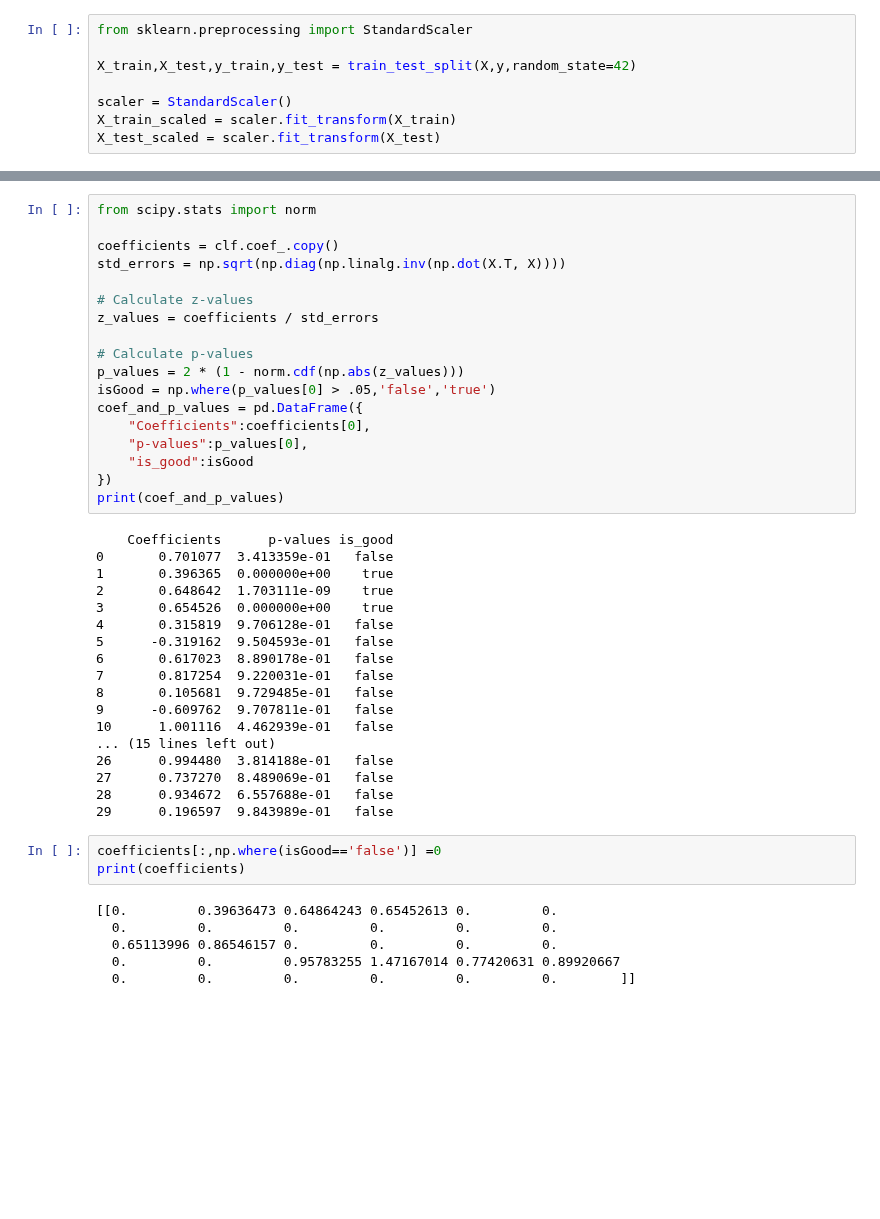
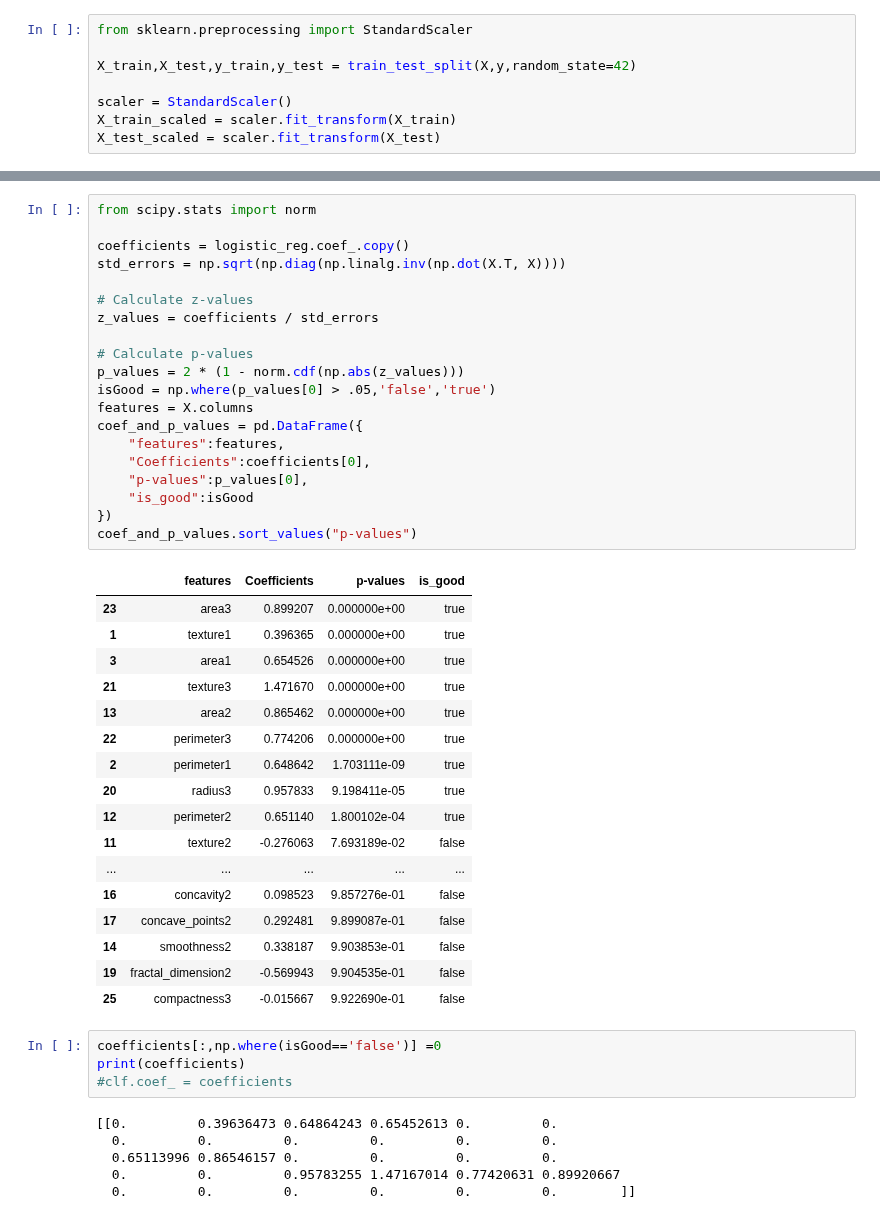
Before and after one commit to tohidnoori/Linear-and-logistic-regression-ml-python, a Jupyter notebook: linear-regression-breast-cancer.ipynb, the cells around one changed output, grey strips where cells are left out. Cells and saved outputs as stored; diff of their text form; blank space fills up the shorter version.

```diff
--- a/linear-regression-breast-cancer.ipynb
+++ b/linear-regression-breast-cancer.ipynb
@@ -93,42 +90,45 @@ analysed_data.head(100)
 # %%
 from scipy.stats import norm
 
-coefficients = clf.coef_.copy()
+coefficients = logistic_reg.coef_.copy()
 std_errors = np.sqrt(np.diag(np.linalg.inv(np.dot(X.T, X))))
 
 # Calculate z-values
 z_values = coefficients / std_errors
 
 # Calculate p-values
 p_values = 2 * (1 - norm.cdf(np.abs(z_values)))
 isGood = np.where(p_values[0] > .05,'false','true')
+features = X.columns
 coef_and_p_values = pd.DataFrame({
+    "features":features,
     "Coefficients":coefficients[0],
     "p-values":p_values[0],
     "is_good":isGood
 })
-print(coef_and_p_values)
+coef_and_p_values.sort_values("p-values")
 # %% [output]
-    Coefficients      p-values is_good
-0       0.701077  3.413359e-01   false
-1       0.396365  0.000000e+00    true
-2       0.648642  1.703111e-09    true
-3       0.654526  0.000000e+00    true
-4       0.315819  9.706128e-01   false
-5      -0.319162  9.504593e-01   false
-6       0.617023  8.890178e-01   false
-7       0.817254  9.220031e-01   false
-8       0.105681  9.729485e-01   false
-9      -0.609762  9.707811e-01   false
-10      1.001116  4.462939e-01   false
-... (15 lines left out)
-26      0.994480  3.814188e-01   false
-27      0.737270  8.489069e-01   false
-28      0.934672  6.557688e-01   false
-29      0.196597  9.843989e-01   false
+|  | features | Coefficients | p-values | is_good |
+| 23 | area3 | 0.899207 | 0.000000e+00 | true |
+| 1 | texture1 | 0.396365 | 0.000000e+00 | true |
+| 3 | area1 | 0.654526 | 0.000000e+00 | true |
+| 21 | texture3 | 1.471670 | 0.000000e+00 | true |
+| 13 | area2 | 0.865462 | 0.000000e+00 | true |
+| 22 | perimeter3 | 0.774206 | 0.000000e+00 | true |
+| 2 | perimeter1 | 0.648642 | 1.703111e-09 | true |
+| 20 | radius3 | 0.957833 | 9.198411e-05 | true |
+| 12 | perimeter2 | 0.651140 | 1.800102e-04 | true |
+| 11 | texture2 | -0.276063 | 7.693189e-02 | false |
+| ... | ... | ... | ... | ... |
+| 16 | concavity2 | 0.098523 | 9.857276e-01 | false |
+| 17 | concave_points2 | 0.292481 | 9.899087e-01 | false |
+| 14 | smoothness2 | 0.338187 | 9.903853e-01 | false |
+| 19 | fractal_dimension2 | -0.569943 | 9.904535e-01 | false |
+| 25 | compactness3 | -0.015667 | 9.922690e-01 | false |
 # %%
 coefficients[:,np.where(isGood=='false')] =0
 print(coefficients)
+#clf.coef_ = coefficients
 # %% [output]
 [[0.         0.39636473 0.64864243 0.65452613 0.         0.
   0.         0.         0.         0.         0.         0.
```
Also changed, not shown: parts of 9 cells of this notebook.
